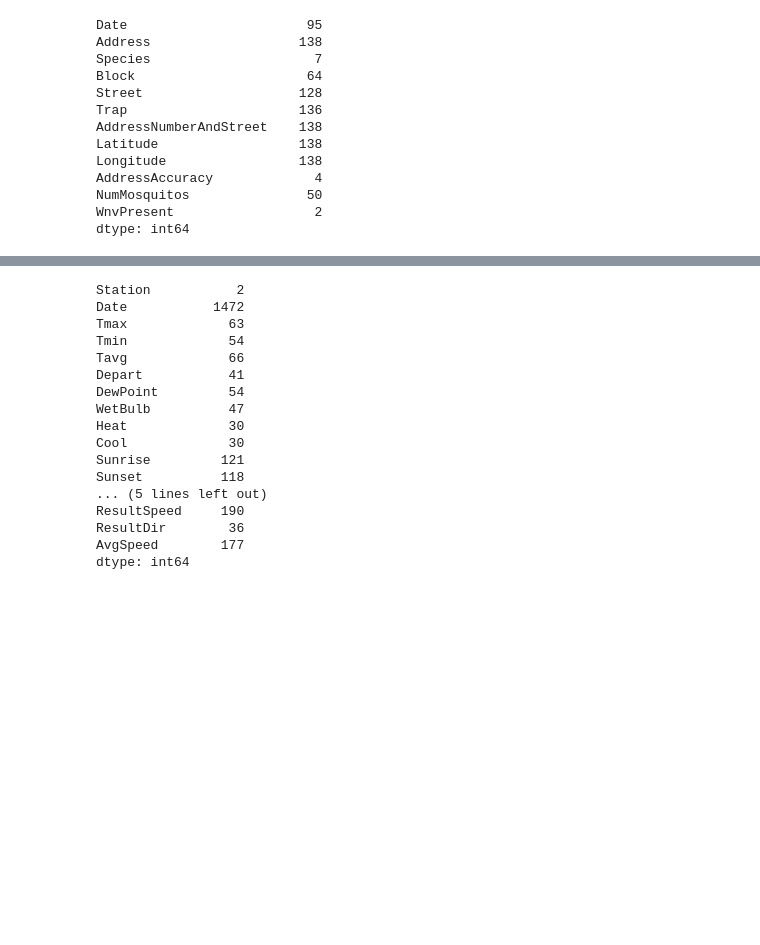
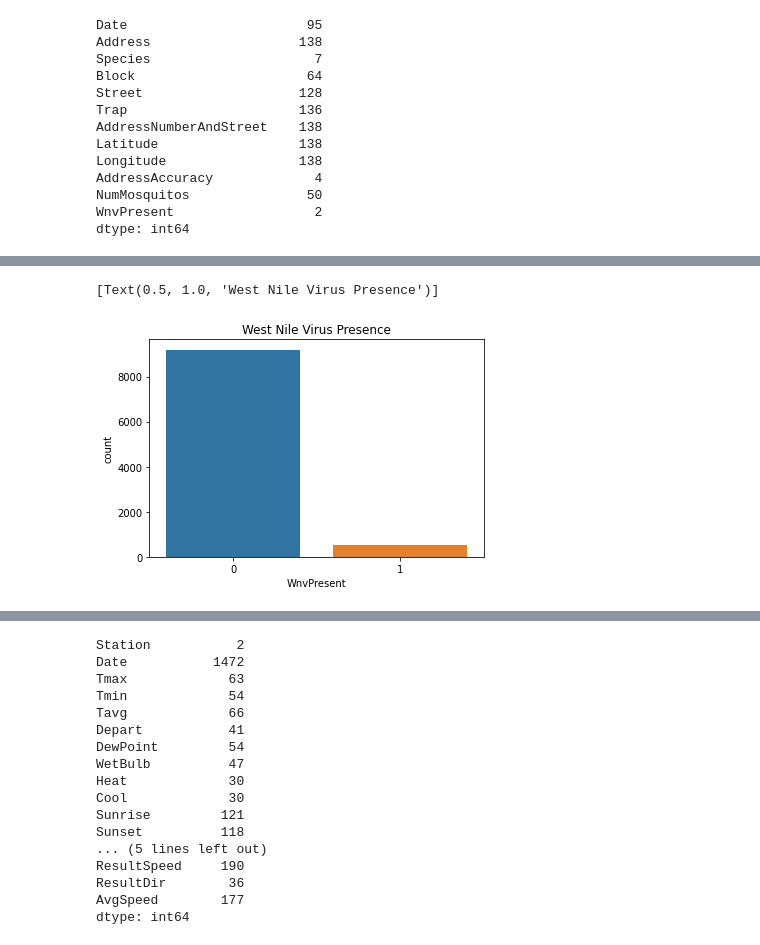
Before and after one commit to MayraC84/Capstone_Two, a Jupyter notebook: West_Nile_Virus.ipynb, the cells around one changed output, grey strips where cells are left out. Saved outputs shown, nothing was run; the diff lists cells and outputs as text; code cells hidden in the pictures; blank space fills up the shorter version.

```diff
--- a/West_Nile_Virus.ipynb
+++ b/West_Nile_Virus.ipynb
@@ -566,0 +585,5 @@ plt.ylabel('Count');
+# %%
+sns.countplot(data = train, x = 'WnvPresent').set(title='West Nile Virus Presence')
+# %% [output]
+[Text(0.5, 1.0, 'West Nile Virus Presence')]
+[figure, added]
```
Also changed, not shown: parts of 71 cells of this notebook.
